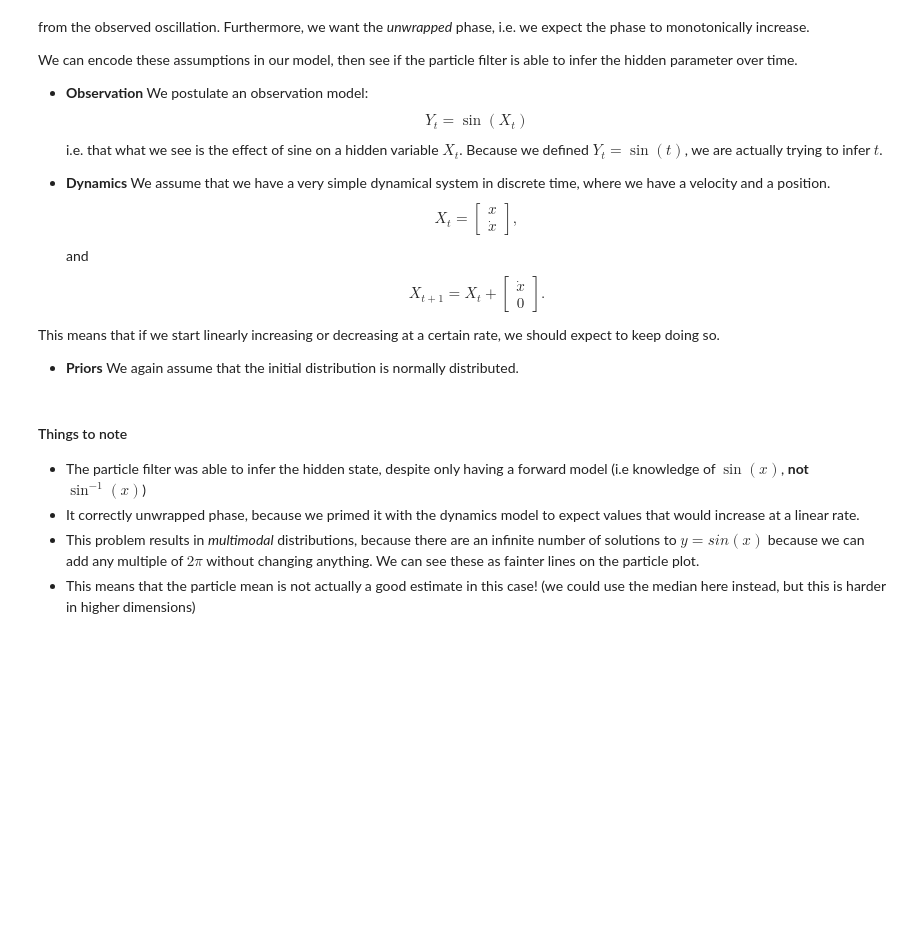
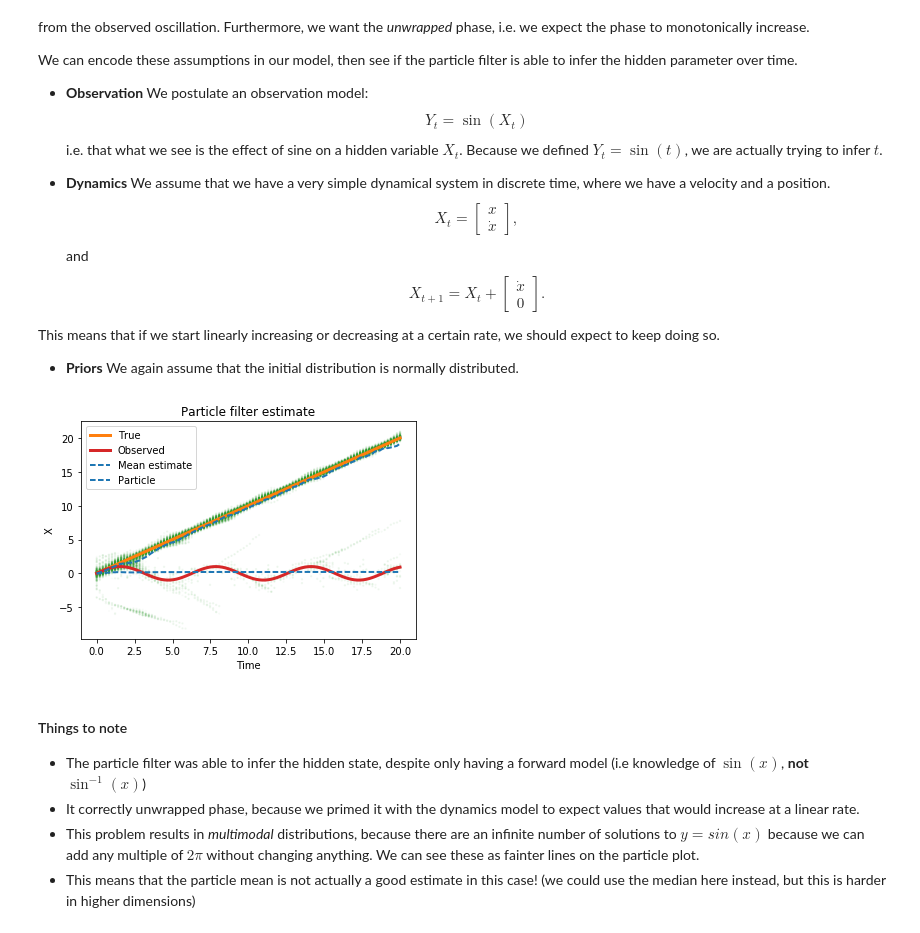
Before and after one commit to johnhw/probabilisticfiltering, a Jupyter notebook: ProbabilisticFiltering.ipynb, the cells around one changed output. Saved outputs shown, nothing was run; the diff lists cells and outputs as text; code cells hidden in the pictures; blank space fills up the shorter version.

```diff
--- a/ProbabilisticFiltering.ipynb
+++ b/ProbabilisticFiltering.ipynb
@@ -291,3 +387,8 @@ plot_filter(pf_sin, t, x, t)
+# %%
+particles, weights, means = run_pfilter(pf_sin, x)
+plot_pfilter(t, t, x, particles, weights, means)
+# %% [output]
+[figure, added]
 # %% [markdown]
 #### Things to note
 * The particle filter was able to infer the hidden state, despite only having a forward model (i.e knowledge of $\sin(x)$, **not** $\sin^{-1}(x)$)
```
Also changed, not shown: parts of 26 cells of this notebook, 4 other files.
